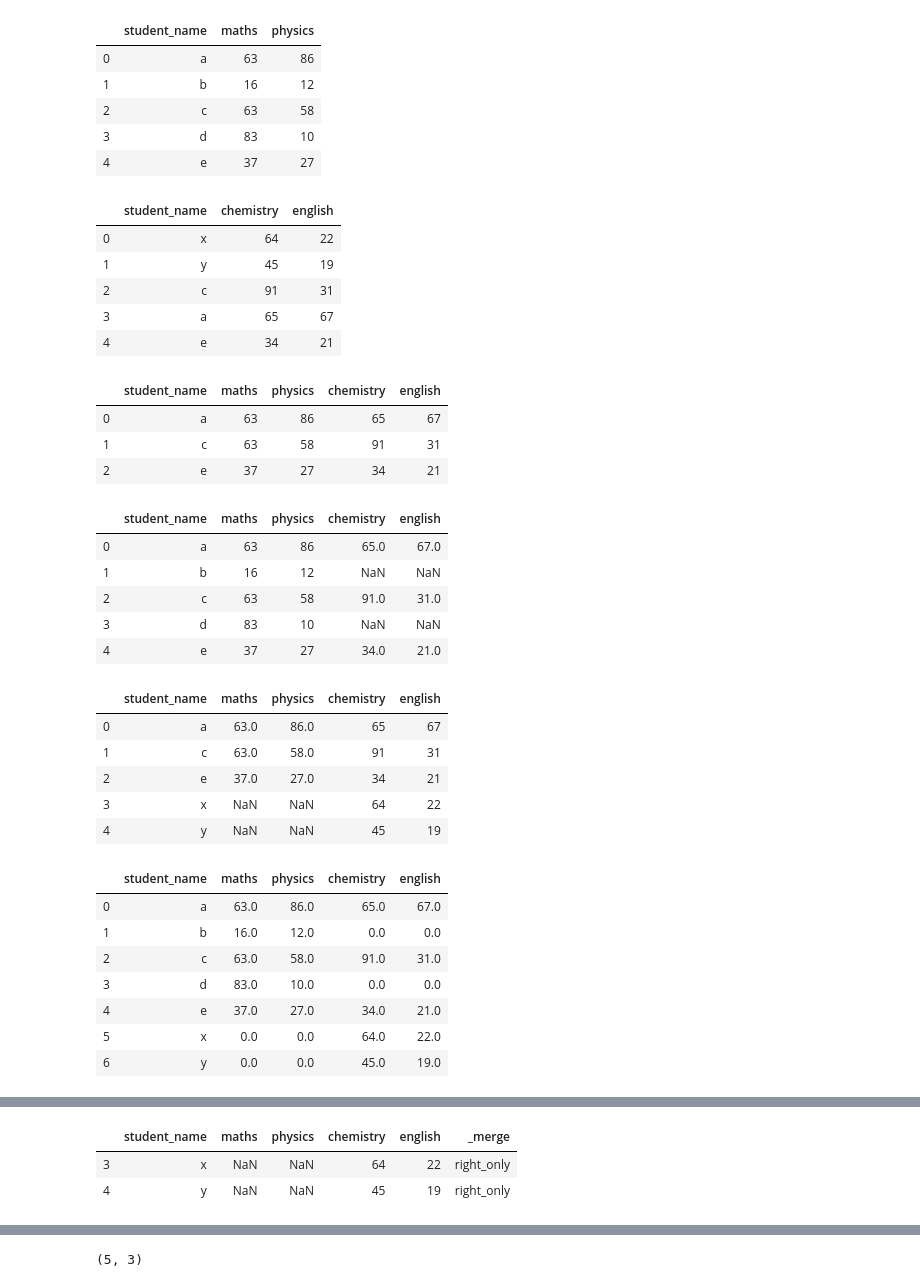
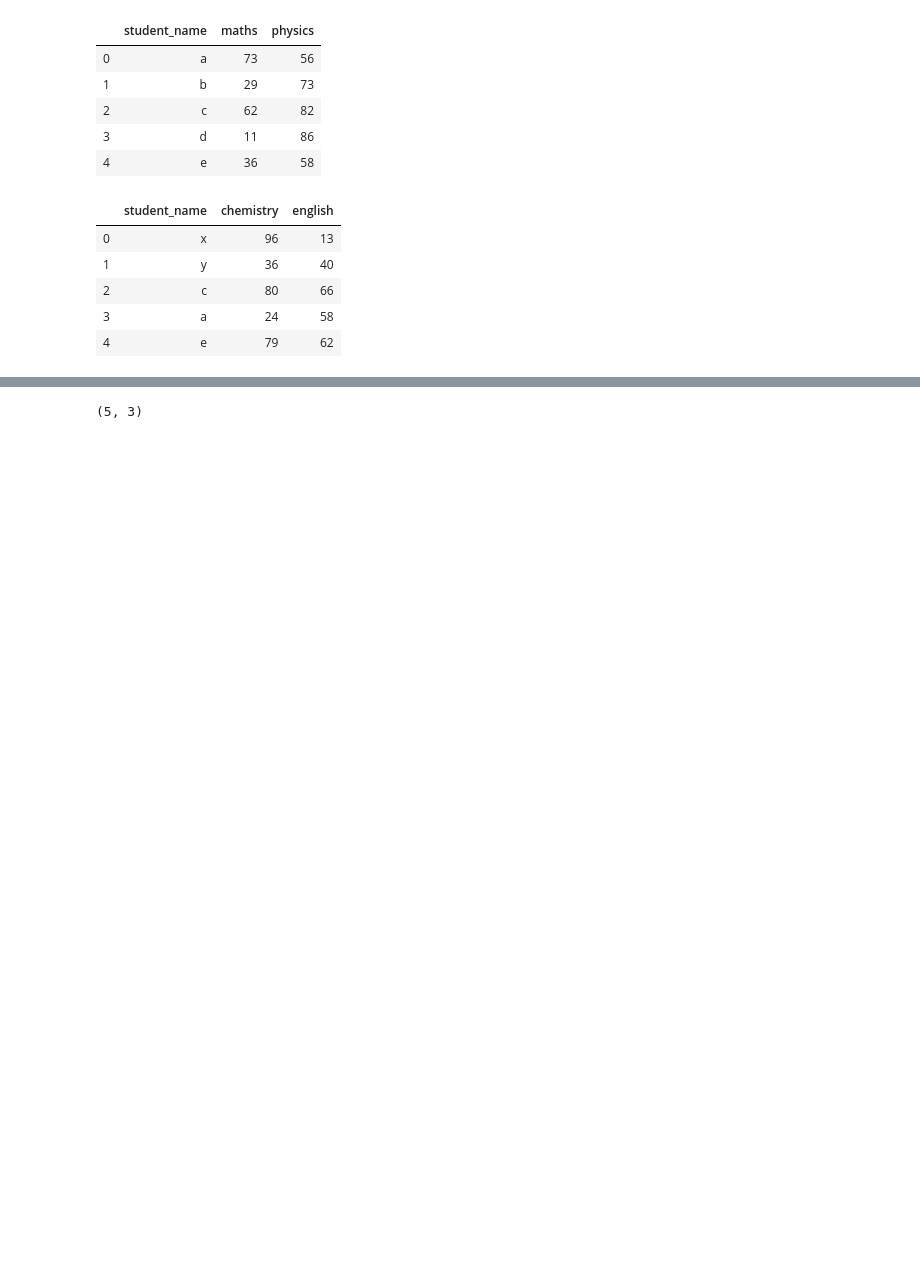
Before and after one commit to spk104/spklearn-ml, a Jupyter notebook: Class 10_Feb 08.ipynb, the cells around one changed output, grey strips where cells are left out. Cells and saved outputs as stored; diff of their text form; code cells hidden in the pictures; blank space fills up the shorter version.

```diff
--- a/Class 10_Feb 08.ipynb
+++ b/Class 10_Feb 08.ipynb
@@ -24,67 +27,27 @@ array([[57, 64, 22],
 # %%
 df1 = pd.DataFrame(table1)
 df2 = pd.DataFrame(table2)
-
 columns1 = ['student_name','maths','physics']
 columns2 = ['student_name','chemistry','english']
 
 df1.columns = columns1
 df2.columns = columns2
 
 df1['student_name'] = ['a','b','c','d','e'] ## common elements a,c,e ## diff elements b,d
 df2['student_name'] = ['x','y','c','a','e'] ## common elements a,c,e ## diff elements x,y
 
 df1
 df2
-
-pd.merge(df1,df2,on=['student_name'],how='inner')
-pd.merge(df1,df2,on=['student_name'],how='left')
-pd.merge(df1,df2,on=['student_name'],how='right')
-df3 = pd.merge(df1,df2,on=['student_name'],how='outer')
-
-for col in df3.columns:
-    df3.fillna(0,inplace=True)
-
-df3
-
-pd.merge(df1,df2,on=['student_name'],how='left',indicator=True) ## left outer join
-df4 = pd.merge(df1,df2,on=['student_name'],how='right',indicator=True) ## right outer join
-
-df4[df4['_merge'] != 'both']
 # %% [output]
 |  | student_name | maths | physics |
-| 0 | a | 63 | 86 |
-| 1 | b | 16 | 12 |
-| 2 | c | 63 | 58 |
-| 3 | d | 83 | 10 |
-| 4 | e | 37 | 27 |
+| 0 | a | 73 | 56 |
+| 1 | b | 29 | 73 |
+| 2 | c | 62 | 82 |
+| 3 | d | 11 | 86 |
+| 4 | e | 36 | 58 |
 |  | student_name | chemistry | english |
-| 0 | x | 64 | 22 |
-| 1 | y | 45 | 19 |
-| 2 | c | 91 | 31 |
-| 3 | a | 65 | 67 |
-| 4 | e | 34 | 21 |
+| 0 | x | 96 | 13 |
+| 1 | y | 36 | 40 |
+| 2 | c | 80 | 66 |
+| 3 | a | 24 | 58 |
+| 4 | e | 79 | 62 |
-|  | student_name | maths | physics | chemistry | english |
-| 0 | a | 63 | 86 | 65 | 67 |
-| 1 | c | 63 | 58 | 91 | 31 |
-| 2 | e | 37 | 27 | 34 | 21 |
-|  | student_name | maths | physics | chemistry | english |
-| 0 | a | 63 | 86 | 65.0 | 67.0 |
-| 1 | b | 16 | 12 | NaN | NaN |
-| 2 | c | 63 | 58 | 91.0 | 31.0 |
-| 3 | d | 83 | 10 | NaN | NaN |
-| 4 | e | 37 | 27 | 34.0 | 21.0 |
-|  | student_name | maths | physics | chemistry | english |
-| 0 | a | 63.0 | 86.0 | 65 | 67 |
-| 1 | c | 63.0 | 58.0 | 91 | 31 |
-| 2 | e | 37.0 | 27.0 | 34 | 21 |
-| 3 | x | NaN | NaN | 64 | 22 |
-| 4 | y | NaN | NaN | 45 | 19 |
-|  | student_name | maths | physics | chemistry | english |
-| 0 | a | 63.0 | 86.0 | 65.0 | 67.0 |
-| 1 | b | 16.0 | 12.0 | 0.0 | 0.0 |
-| 2 | c | 63.0 | 58.0 | 91.0 | 31.0 |
-| 3 | d | 83.0 | 10.0 | 0.0 | 0.0 |
-| 4 | e | 37.0 | 27.0 | 34.0 | 21.0 |
-| 5 | x | 0.0 | 0.0 | 64.0 | 22.0 |
-| 6 | y | 0.0 | 0.0 | 45.0 | 19.0 |
@@ -97,3 +53,0 @@ df4[df4['_merge'] != 'both']
-|  | student_name | maths | physics | chemistry | english | _merge |
-| 3 | x | NaN | NaN | 64 | 22 | right_only |
-| 4 | y | NaN | NaN | 45 | 19 | right_only |
```
Also changed, not shown: parts of 49 cells of this notebook, 5 other files.
